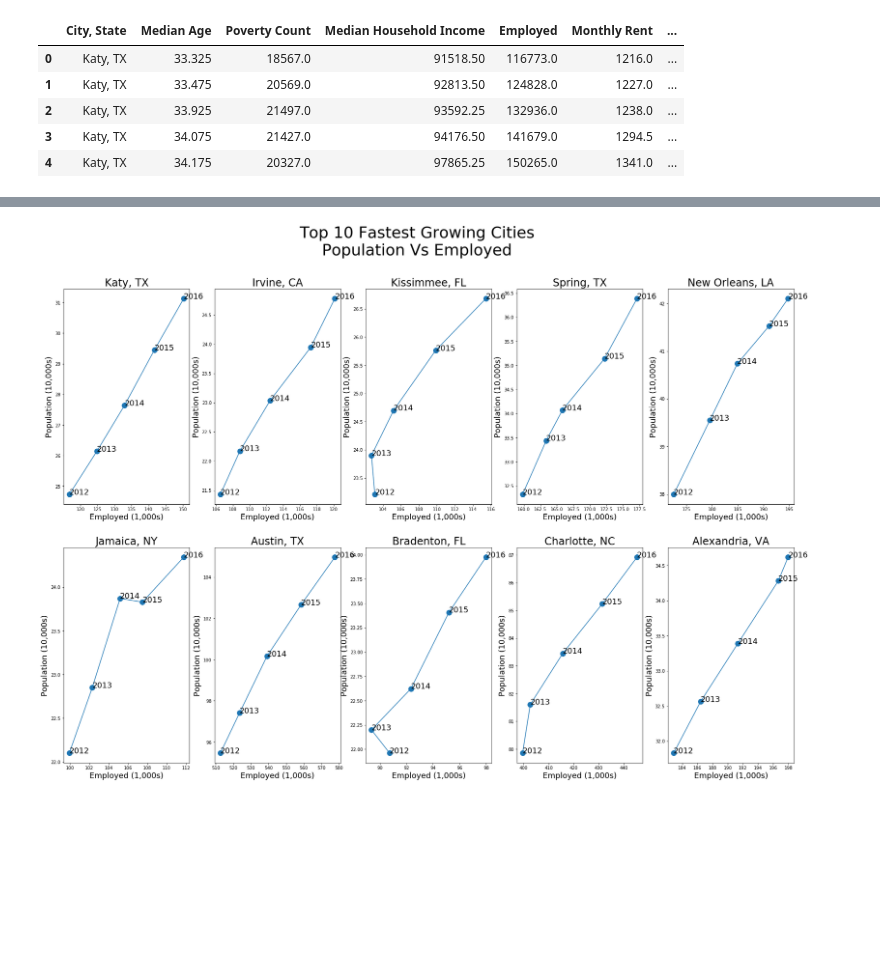
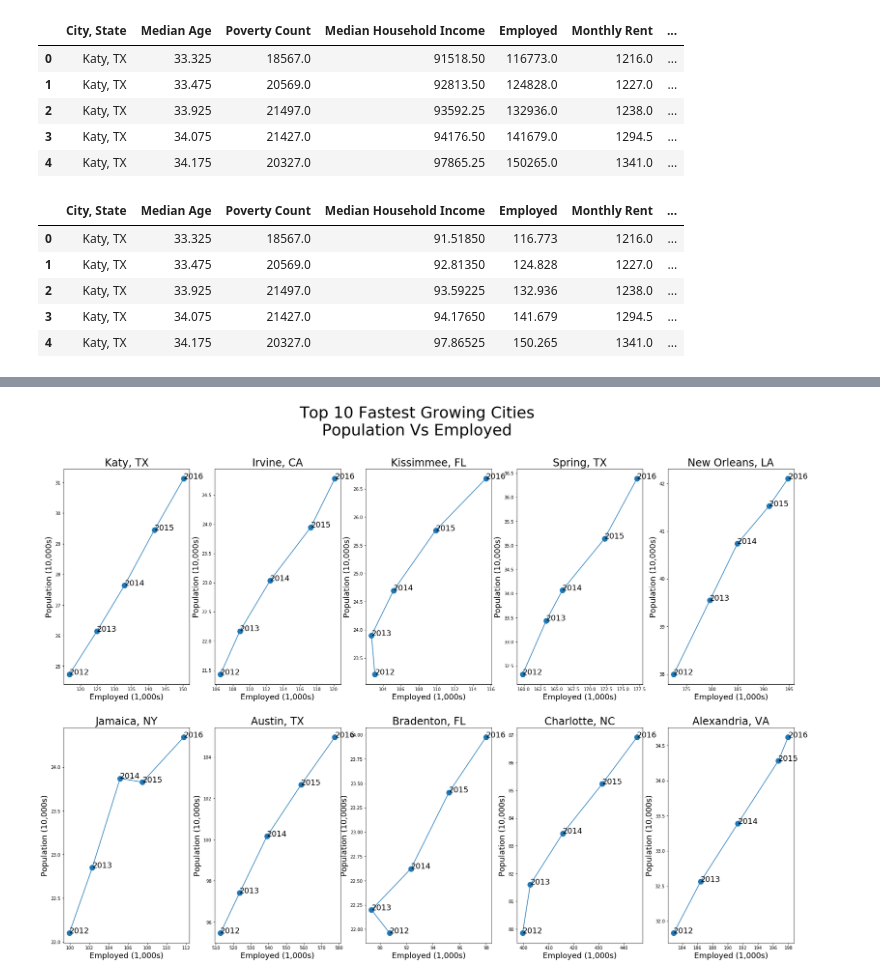
Before and after one commit to paulinatharail/Project_1_Fastest_Growing_Cities, a Jupyter notebook: Population_GrowthChart_over_the_years_Plotly.ipynb, the cells around one changed output, grey strips where cells are left out. Drawn from its saved outputs; the diff is of its cells as text; code cells hidden in the pictures; blank space fills up the shorter version.

```diff
--- a/Population_GrowthChart_over_the_years_Plotly.ipynb
+++ b/Population_GrowthChart_over_the_years_Plotly.ipynb
@@ -170,2 +64,11 @@ concat_top10_df["Total Population"] = concat_top10_df["Total Population"]/10000
 concat_top10_df["Employed"] = concat_top10_df["Employed"]/1000
 concat_top10_df["Median Household Income"] = concat_top10_df["Median Household Income"]/1000
+# %%
+concat_top10_df.head()
+# %% [output]
+|  | City, State | Median Age | Poverty Count | Median Household Income | Employed | Monthly Rent | ... |
+| 0 | Katy, TX | 33.325 | 18567.0 | 91.51850 | 116.773 | 1216.0 | ... |
+| 1 | Katy, TX | 33.475 | 20569.0 | 92.81350 | 124.828 | 1227.0 | ... |
+| 2 | Katy, TX | 33.925 | 21497.0 | 93.59225 | 132.936 | 1238.0 | ... |
+| 3 | Katy, TX | 34.075 | 21427.0 | 94.17650 | 141.679 | 1294.5 | ... |
+| 4 | Katy, TX | 34.175 | 20327.0 | 97.86525 | 150.265 | 1341.0 | ... |
```
Also changed, not shown: parts of 15 cells of this notebook.
